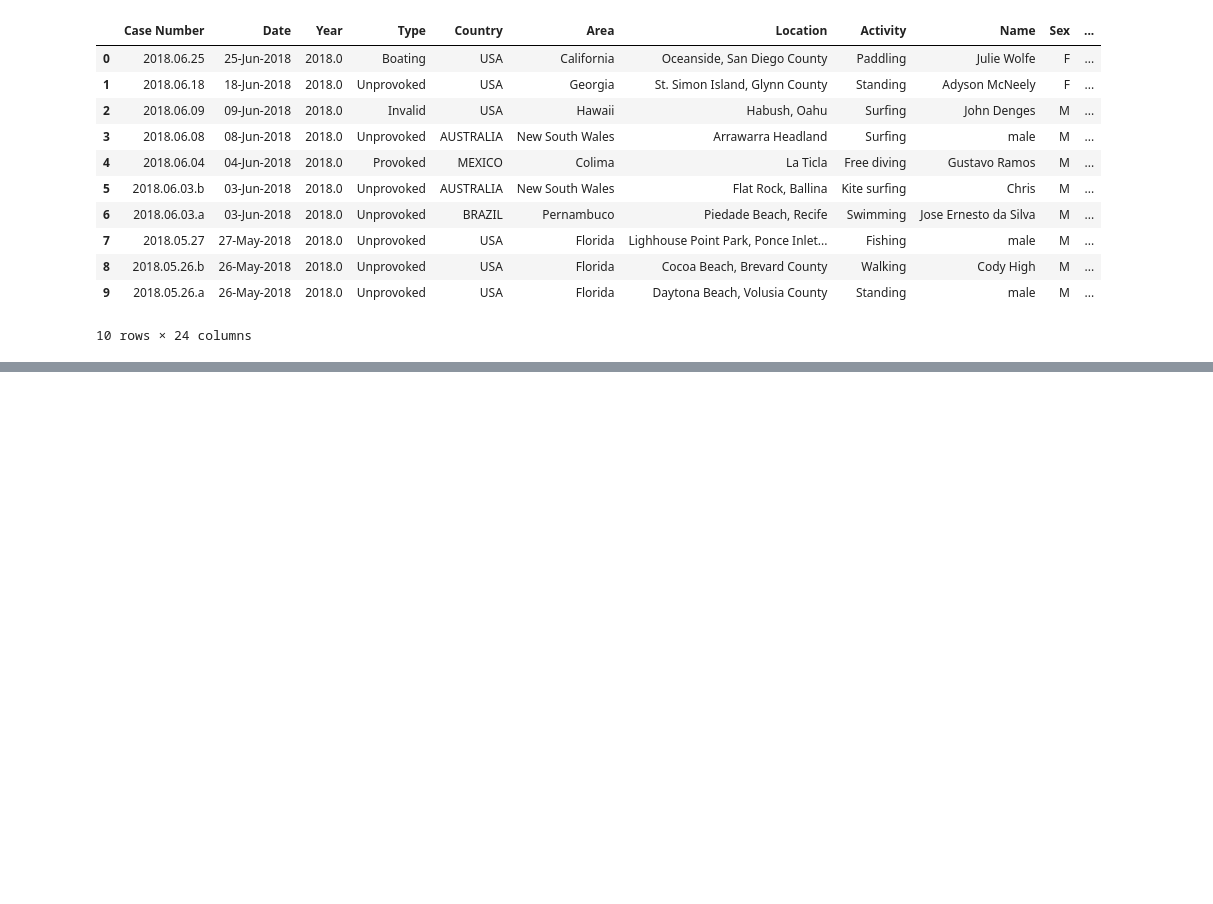
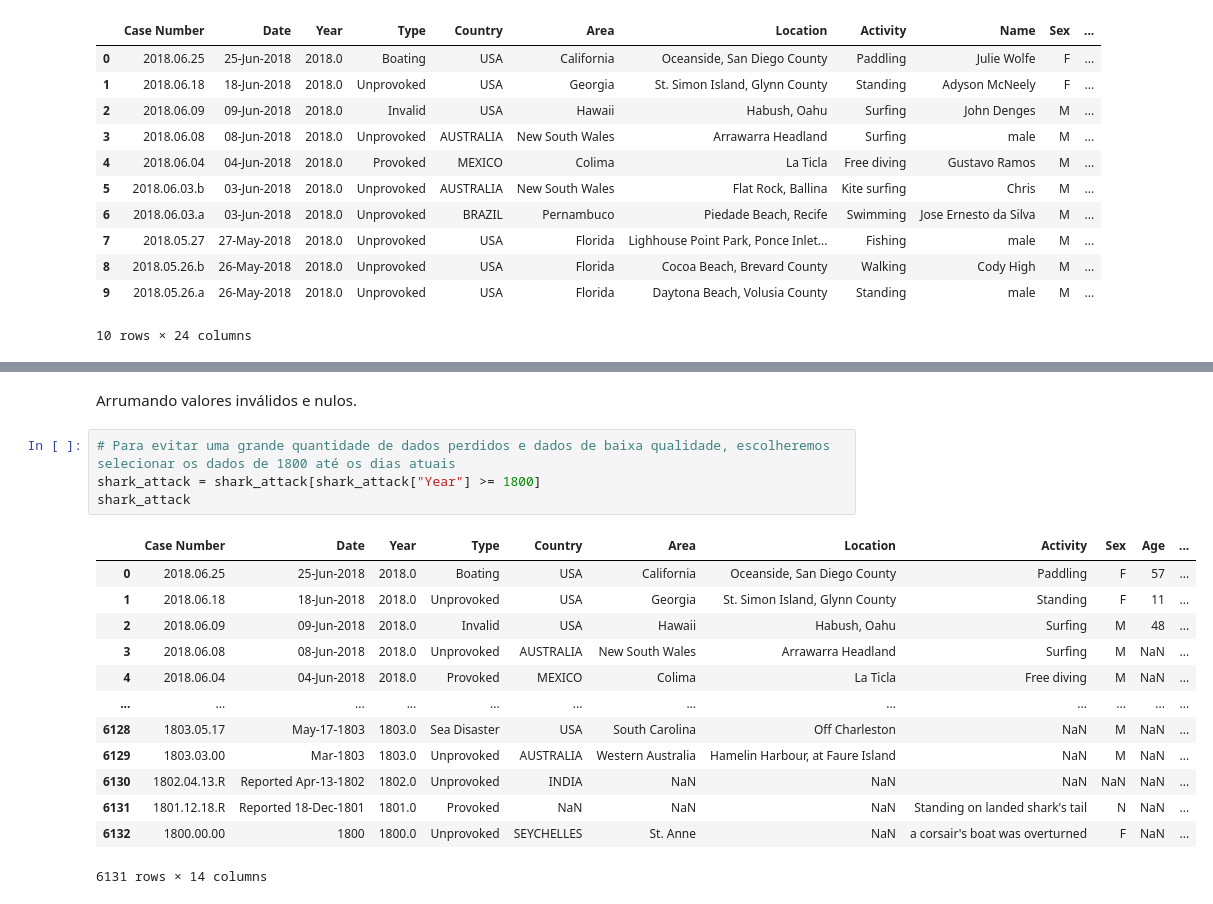
Before and after one commit to matheuszf/Projeto-Shark-Attack, a Jupyter notebook: projeto.ipynb, the cells around one changed output, grey strips where cells are left out. Cells and saved outputs as stored; diff of their text form; blank space fills up the shorter version.

```diff
--- a/projeto.ipynb
+++ b/projeto.ipynb
@@ -62,0 +99,20 @@ shark_attack
+# %% [markdown]
+Arrumando valores inválidos e nulos.
+# %%
+# Para evitar uma grande quantidade de dados perdidos e dados de baixa qualidade, escolheremos selecionar os dados de 1800 até os dias atuais
+shark_attack = shark_attack[shark_attack["Year"] >= 1800]
+shark_attack
+# %% [output]
+|  | Case Number | Date | Year | Type | Country | Area | Location | Activity | Sex | Age | ... |
+| 0 | 2018.06.25 | 25-Jun-2018 | 2018.0 | Boating | USA | California | Oceanside, San Diego County | Paddling | F | 57 | ... |
+| 1 | 2018.06.18 | 18-Jun-2018 | 2018.0 | Unprovoked | USA | Georgia | St. Simon Island, Glynn County | Standing | F | 11 | ... |
+| 2 | 2018.06.09 | 09-Jun-2018 | 2018.0 | Invalid | USA | Hawaii | Habush, Oahu | Surfing | M | 48 | ... |
+| 3 | 2018.06.08 | 08-Jun-2018 | 2018.0 | Unprovoked | AUSTRALIA | New South Wales | Arrawarra Headland | Surfing | M | NaN | ... |
+| 4 | 2018.06.04 | 04-Jun-2018 | 2018.0 | Provoked | MEXICO | Colima | La Ticla | Free diving | M | NaN | ... |
+| ... | ... | ... | ... | ... | ... | ... | ... | ... | ... | ... | ... |
+| 6128 | 1803.05.17 | May-17-1803 | 1803.0 | Sea Disaster | USA | South Carolina | Off Charleston | NaN | M | NaN | ... |
+| 6129 | 1803.03.00 | Mar-1803 | 1803.0 | Unprovoked | AUSTRALIA | Western Australia | Hamelin Harbour, at Faure Island | NaN | M | NaN | ... |
+| 6130 | 1802.04.13.R | Reported Apr-13-1802 | 1802.0 | Unprovoked | INDIA | NaN | NaN | NaN | NaN | NaN | ... |
+| 6131 | 1801.12.18.R | Reported 18-Dec-1801 | 1801.0 | Provoked | NaN | NaN | NaN | Standing on landed shark's tail | N | NaN | ... |
+| 6132 | 1800.00.00 | 1800 | 1800.0 | Unprovoked | SEYCHELLES | St. Anne | NaN | a corsair's boat was overturned | F | NaN | ... |
+6131 rows × 14 columns
```
Also changed, not shown: parts of 42 cells of this notebook.
